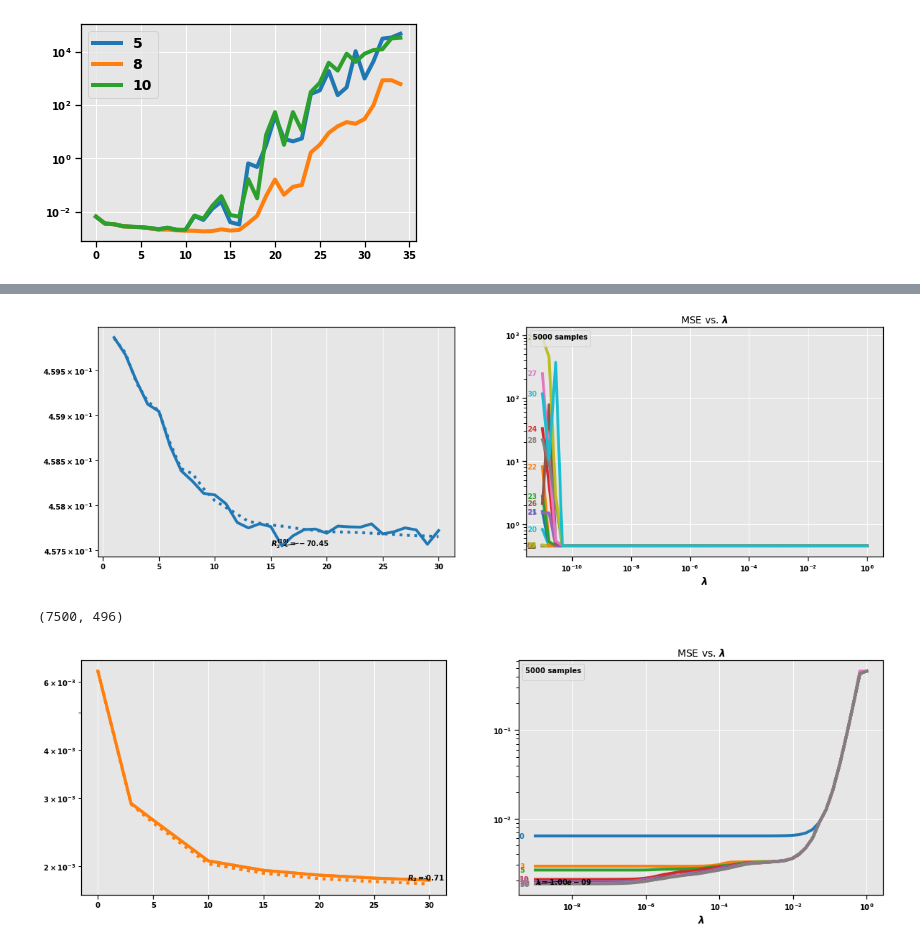
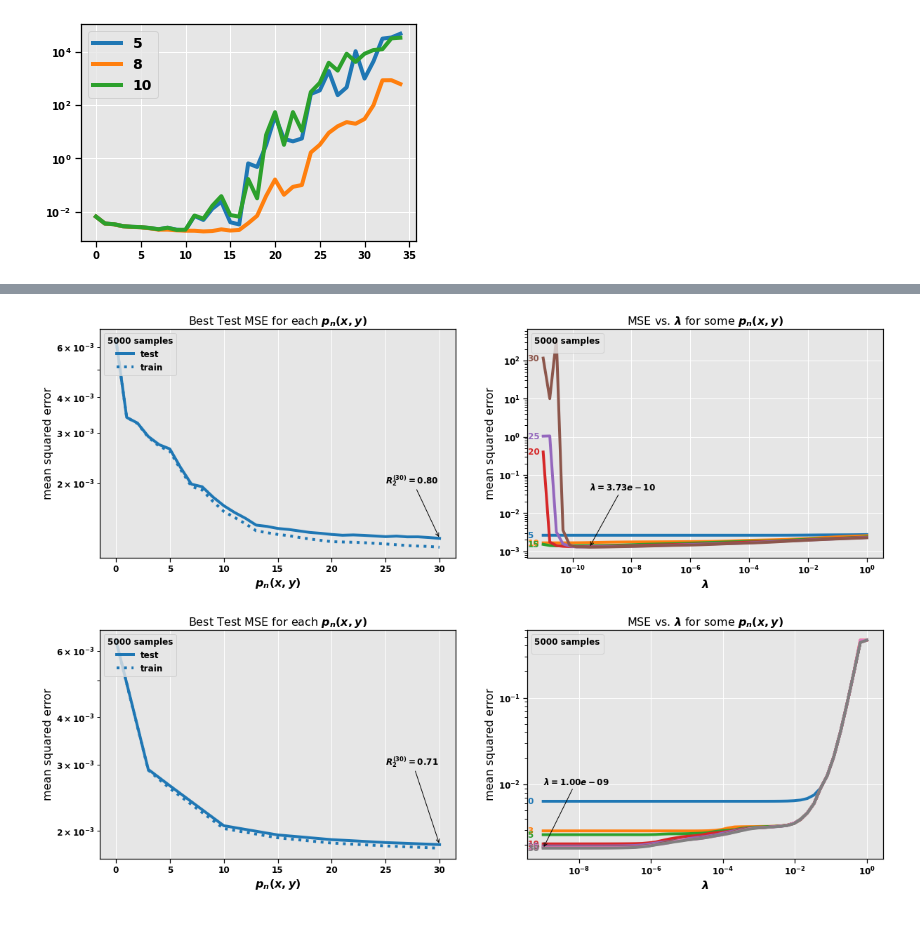
Before and after one commit to fonstelien/FYS-STK4155, a Jupyter notebook: project1/take2.ipynb, the cells around one changed output, grey strips where cells are left out. Saved outputs shown, nothing was run; the diff lists cells and outputs as text; code cells hidden in the pictures.

```diff
--- a/project1/take2.ipynb
+++ b/project1/take2.ipynb
@@ -787,19 +781,0 @@ plt.show()
-# %%
-
-file_name = './data/n00_e015_1arc_v3.tif'
-
-NUM_SAMPLES = 7500
-MAX_POLY_ORDER = 30
-
-x, y, z, xyz_norm = image_sampler(file_name, NUM_SAMPLES)
-X = make_design_matrix(x, y, pn=MAX_POLY_ORDER)
-
-polynomial_orders = list(range(1,MAX_POLY_ORDER+1))
-# %%
-pn = 28
-sn = 7500
-X_down = X[:sn]
-X_down = truncate_to_poly(X_down, pn)
-z_down = z[:sn]
-beta_hat = np.linalg.pinv(X_down) @ z_down
-z_tilde = X_down @ beta_hat
@@ -836,5 +782,3 @@ plt.show()
-# %%
-polynomial_orders = list(range(30+1))
 # %%
 '''Running Ridge with CV'''
 
@@ -848,52 +794,56 @@ ridge_df = run_ridge_kfold(X_down, z_down, k=5, polynomial_orders=polynomial_ord
 
 fig, axes = plt.subplots(nrows=1, ncols=2, figsize=WIDE_FIG)
 
-
+sn = 5000
 ax = axes[0]
 test_best_lambda, test_best_mse = best_lambda_mse(df=ridge_df, polynomial_orders=polynomial_orders, col_prefix='test_mse_')
 train_best_lambda, train_best_mse = best_lambda_mse(df=ridge_df, polynomial_orders=polynomial_orders, col_prefix='train_mse_')
 ax.plot(polynomial_orders, test_best_mse, color=COLORS[0])
 ax.plot(polynomial_orders, train_best_mse, ':', color=COLORS[0])
 ax.set_yscale('log')
-
+ax.set_ylabel("mean squared error")
+ax.set_xlabel(r"$p_n(x,y)$")
+ax.legend(['test','train'], title=f'{sn} samples', fontsize=SMALL, title_fontsize=SMALL, loc='upper left')
+ax.set_title("Best Test MSE for each $p_n(x,y)$")
 
 # R2 annotation
 best_idx = test_best_mse.argmin()
 best_mse_pn = polynomial_orders[best_idx]
 best_mse_val = test_best_mse.min()
-xytext = (best_mse_pn-1, best_mse_val)
+best_mse_lambda_val = train_best_lambda[best_idx]
+xytext = (best_mse_pn-5, .002)
 xy = (best_mse_pn, best_mse_val)
 R2 = best_r2(test_best_mse, z_down)
 ax.annotate(f'$R_2^{{({best_mse_pn})}} = {R2:.2f}$', xytext=xytext, xy=xy, arrowprops={'arrowstyle':'->'})
 
 
 ''' MSE vs lambda '''
 ax = axes[1]
-ax.set_title(f"MSE vs. $\lambda$")
-plot_orders = [3,7,10,13,15]
-plot_orders = polynomial_orders
+ax.set_title(f"MSE vs. $\lambda$ for some $p_n(x,y)$")
+plot_orders = list(range(5,31,5))
 names = [f'test_mse_{pn}' for pn in plot_orders]
 for name in names:
     ax.plot(ridge_df['lambda'], ridge_df[name])
 
 for line, pn in zip(ax.lines, plot_orders):
     y = line.get_ydata()[0]
     ax.annotate(str(pn), xy=(0,y), xytext=(1,0), color=line.get_color(),
                 xycoords = ax.get_yaxis_transform(), textcoords="offset points",
                 size=SMALL, va="center")
 
 ax.legend([], title=f'{sn} samples', fontsize=SMALL, title_fontsize=SMALL, loc='upper left')
 ax.set_xlabel("$\lambda$")
-#ax.set_ylabel("MSE")
+ax.set_ylabel("mean squared error")
 ax.set_xscale('log')
 ax.set_yscale('log')
+#ax.set_ylim(.0005,.1)
 
 # Annotate best lambda
-#xytext = (best_mse_lambda_val, .04)
-#xy = (best_mse_lambda_val, best_mse_val)
-#ax.annotate(f'$\lambda = {best_mse_lambda_val:.2e}$', xytext=xytext, xy=xy, arrowprops={'arrowstyle':'->'})
+xytext = (best_mse_lambda_val, .04)
+xy = (best_mse_lambda_val, best_mse_val)
+ax.annotate(f'$\lambda = {best_mse_lambda_val:.2e}$', xytext=xytext, xy=xy, arrowprops={'arrowstyle':'->'})
 
 
 plt.show()
 # %% [output]
-[figure, old version]
+[figure, new version]
@@ -911,7 +850,3 @@ polynomial_orders = list(range(MAX_POLY_ORDER+1))
-# %%
-X.shape
-# %% [output]
-(7500, 496)
 # %%
 '''Running LASSO with CV'''
 
@@ -928,35 +863,36 @@ lasso_df.to_csv('5000-5-5E5-001.csv')
 fig, axes = plt.subplots(nrows=1, ncols=2, figsize=WIDE_FIG)
 
 
+polynomial_orders = [0,3,5,10,15,20,25,30]
+sn = 5000
+
 ax = axes[0]
 test_best_lambda, test_best_mse = best_lambda_mse(df=lasso_df, polynomial_orders=polynomial_orders, col_prefix='test_mse_')
 train_best_lambda, train_best_mse = best_lambda_mse(df=lasso_df, polynomial_orders=polynomial_orders, col_prefix='train_mse_')
-ax.plot(polynomial_orders, test_best_mse, color=COLORS[1])
-ax.plot(polynomial_orders, train_best_mse, ':', color=COLORS[1])
-
-ax.plot(polynomial_orders, test_best_mse, color=COLORS[1])
-ax.plot(polynomial_orders, train_best_mse, ':', color=COLORS[1])
+ax.plot(polynomial_orders, test_best_mse, color=COLORS[0])
+ax.plot(polynomial_orders, train_best_mse, ':', color=COLORS[0])
 ax.set_yscale('log')
+ax.set_ylabel("mean squared error")
+ax.set_xlabel(r"$p_n(x,y)$")
+ax.legend(['test','train'], title=f'{sn} samples', fontsize=SMALL, title_fontsize=SMALL, loc='upper left')
+ax.set_title("Best Test MSE for each $p_n(x,y)$")
 
 # Data set for annotations and other subplots
-
 best_mse_idx = np.argmin(test_best_mse)
 best_mse_pn = polynomial_orders[best_mse_idx]
 best_mse_val = test_best_mse[best_mse_idx]
 best_mse_lambda_val = test_best_lambda[best_mse_idx]
 
 # Annotate R2 for best MSE
-xytext = (best_mse_pn-2, best_mse_val)
+xytext = (best_mse_pn-5, .003)
 xy = (best_mse_pn, best_mse_val)
 R2 = best_r2(test_best_mse, z_down)
-ax.annotate(f'$R_2 = {R2:.2f}$', xytext=xytext, xy=xy, arrowprops={'arrowstyle':'->'})
-
+ax.annotate(f'$R_2^{{({best_mse_pn})}} = {R2:.2f}$', xytext=xytext, xy=xy, arrowprops={'arrowstyle':'->'})
 
 
 ''' MSE vs lambda '''
 ax = axes[1]
-ax.set_title(f"MSE vs. $\lambda$")
-plot_orders = [3,7,10,13,15]
+ax.set_title(f"MSE vs. $\lambda$ for some $p_n(x,y)$")
 plot_orders = polynomial_orders
 names = [f'test_mse_{pn}' for pn in plot_orders]
 for name in names:
@@ -970,16 +906,16 @@ for line, pn in zip(ax.lines, plot_orders):
 
 ax.legend([], title=f'{sn} samples', fontsize=SMALL, title_fontsize=SMALL, loc='upper left')
 ax.set_xlabel("$\lambda$")
-#ax.set_ylabel("MSE")
+ax.set_ylabel("mean squared error")
 ax.set_xscale('log')
 ax.set_yscale('log')
 
 # Annotate best lambda
-xytext = (best_mse_lambda_val, best_mse_val)
+xytext = (best_mse_lambda_val, .01)
 xy = (best_mse_lambda_val, best_mse_val)
 ax.annotate(f'$\lambda = {best_mse_lambda_val:.2e}$', xytext=xytext, xy=xy, arrowprops={'arrowstyle':'->'})
 
 
 plt.show()
 # %% [output]
-[figure, old version]
+[figure, new version]
```
Also changed, not shown: parts of 16 cells of this notebook, 3 other files.
